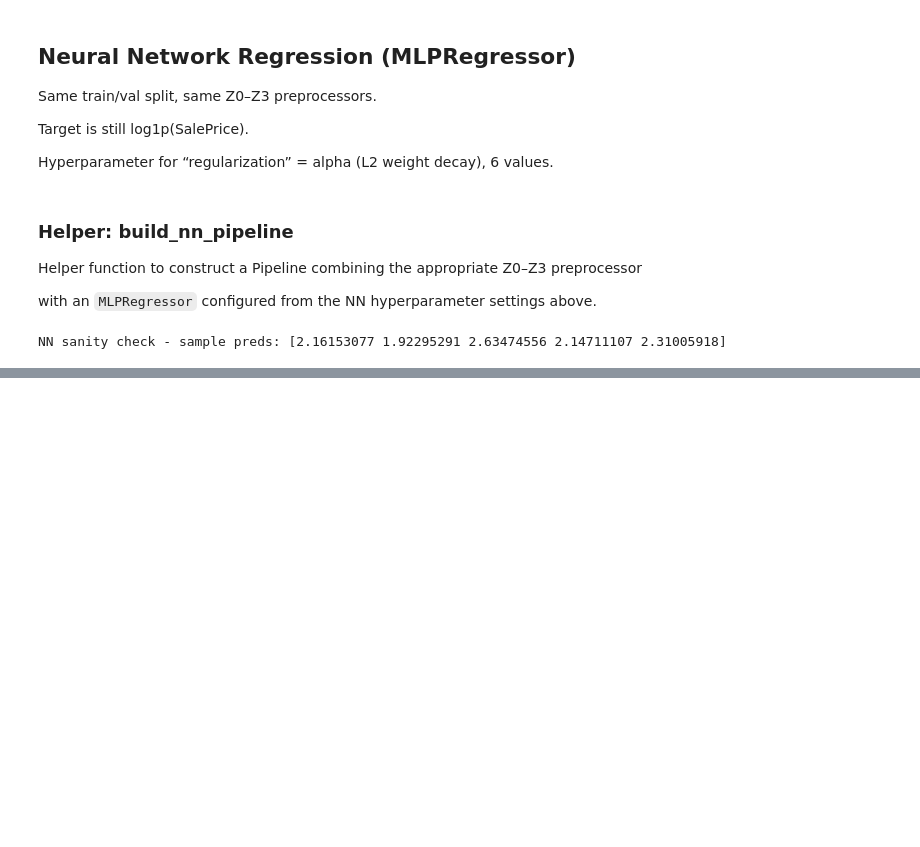
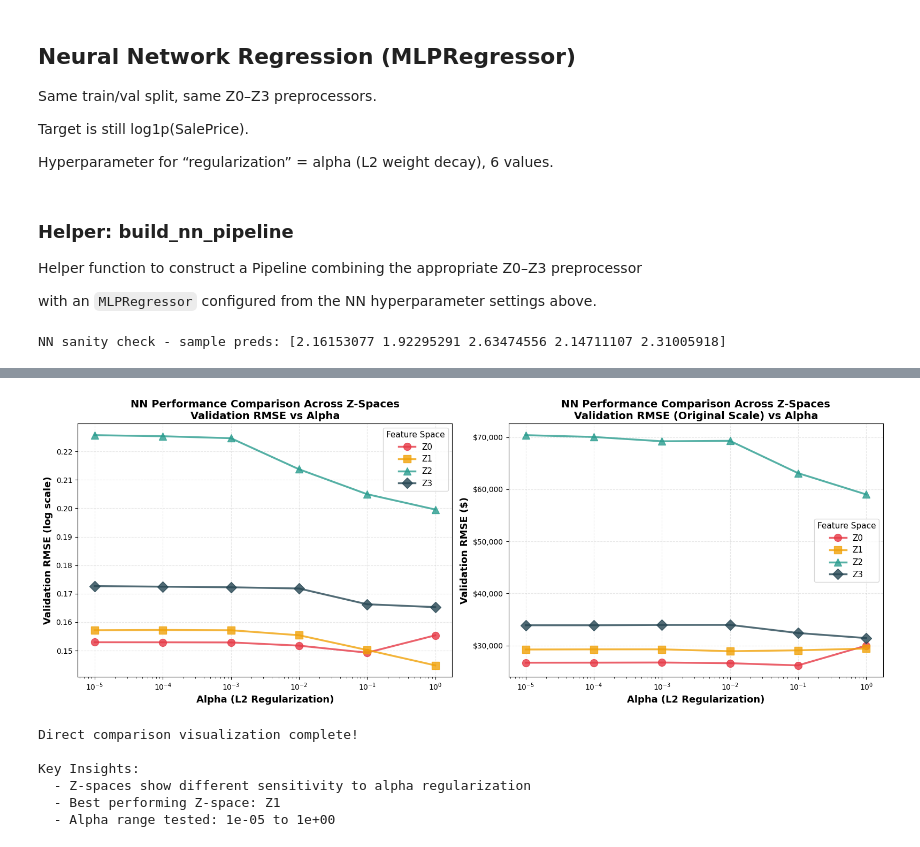
Before and after one commit to ecccc0/ML_Final, a Jupyter notebook: notebooks/02_models.ipynb, the cells around one changed output, grey strips where cells are left out. Saved outputs shown, nothing was run; the diff lists cells and outputs as text; code cells hidden in the pictures; blank space fills up the shorter version.

```diff
--- a/notebooks/02_models.ipynb
+++ b/notebooks/02_models.ipynb
@@ -3433,0 +3613,68 @@ NameError: name 'y_val_log' is not defined
+# %%
+# ==============================================================================
+# VISUALIZATION: DIRECT COMPARISON ACROSS Z-SPACES
+# ==============================================================================
+# Compare all Z-spaces on the same plot
+# ==============================================================================
+
+fig, axes = plt.subplots(1, 2, figsize=(16, 6))
+
+# Define colors and markers for each Z-space
+colors = {'Z0': '#E63946', 'Z1': '#F1A208', 'Z2': '#2A9D8F', 'Z3': '#264653'}
+markers = {'Z0': 'o', 'Z1': 's', 'Z2': '^', 'Z3': 'D'}
+
+# Plot 1: Validation RMSE (log scale) for all Z-spaces
+ax1 = axes[0]
+for z_space in sorted(nn_results['z_space'].unique()):
+    z_results = nn_results[nn_results['z_space'] == z_space].sort_values('hyperparam_value')
+
+    alpha_values = z_results['hyperparam_value'].values
+    val_rmse_log = z_results['val_rmse_log'].values
+
+    ax1.plot(alpha_values, val_rmse_log, marker=markers[z_space], linestyle='-',
+             label=z_space, linewidth=2.5, markersize=10, color=colors[z_space], alpha=0.8)
+
+ax1.set_xscale('log')
+ax1.set_xlabel('Alpha (L2 Regularization)', fontsize=13, fontweight='bold')
+ax1.set_ylabel('Validation RMSE (log scale)', fontsize=13, fontweight='bold')
+ax1.set_title('NN Performance Comparison Across Z-Spaces\nValidation RMSE vs Alpha',
+              fontsize=14, fontweight='bold')
+ax1.grid(True, alpha=0.3, linestyle='--')
+ax1.legend(fontsize=11, loc='best', title='Feature Space', title_fontsize=11)
+
+# Plot 2: Validation RMSE (original $) for all Z-spaces
+ax2 = axes[1]
+for z_space in sorted(nn_results['z_space'].unique()):
+    z_results = nn_results[nn_results['z_space'] == z_space].sort_values('hyperparam_value')
+
+    alpha_values = z_results['hyperparam_value'].values
+    val_rmse_orig = z_results['val_rmse_orig'].values
+
+    ax2.plot(alpha_values, val_rmse_orig, marker=markers[z_space], linestyle='-',
+             label=z_space, linewidth=2.5, markersize=10, color=colors[z_space], alpha=0.8)
+
+ax2.set_xscale('log')
+ax2.set_xlabel('Alpha (L2 Regularization)', fontsize=13, fontweight='bold')
+ax2.set_ylabel('Validation RMSE ($)', fontsize=13, fontweight='bold')
+ax2.set_title('NN Performance Comparison Across Z-Spaces\nValidation RMSE (Original Scale) vs Alpha',
+              fontsize=14, fontweight='bold')
+ax2.grid(True, alpha=0.3, linestyle='--')
+ax2.legend(fontsize=11, loc='best', title='Feature Space', title_fontsize=11)
+ax2.yaxis.set_major_formatter(plt.FuncFormatter(lambda x, p: f'${x:,.0f}'))
+
+plt.tight_layout()
+plt.show()
+
+print("Direct comparison visualization complete!")
+print(f"\nKey Insights:")
+print(f"  - Z-spaces show different sensitivity to alpha regularization")
+print(f"  - Best performing Z-space: {nn_results.loc[nn_results['val_rmse_log'].idxmin(), 'z_space']}")
+print(f"  - Alpha range tested: {min(NN_ALPHA_GRID):.0e} to {max(NN_ALPHA_GRID):.0e}")
+# %% [output]
+[figure, added]
+Direct comparison visualization complete!
+
+Key Insights:
+  - Z-spaces show different sensitivity to alpha regularization
+  - Best performing Z-space: Z1
+  - Alpha range tested: 1e-05 to 1e+00
```
Also changed, not shown: parts of 9 cells of this notebook.
